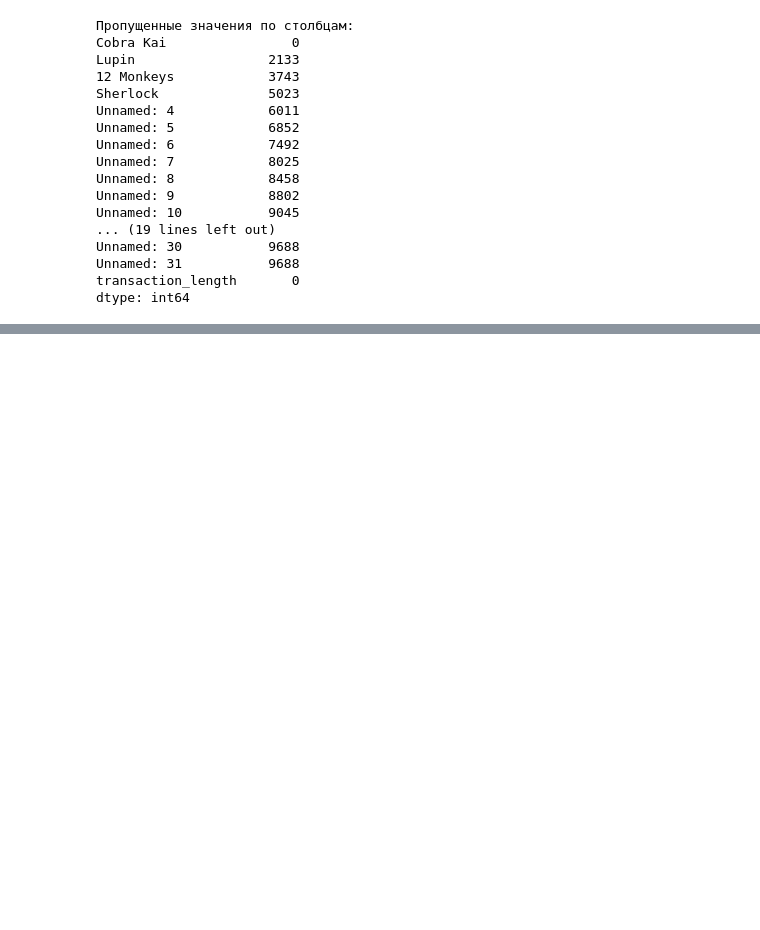
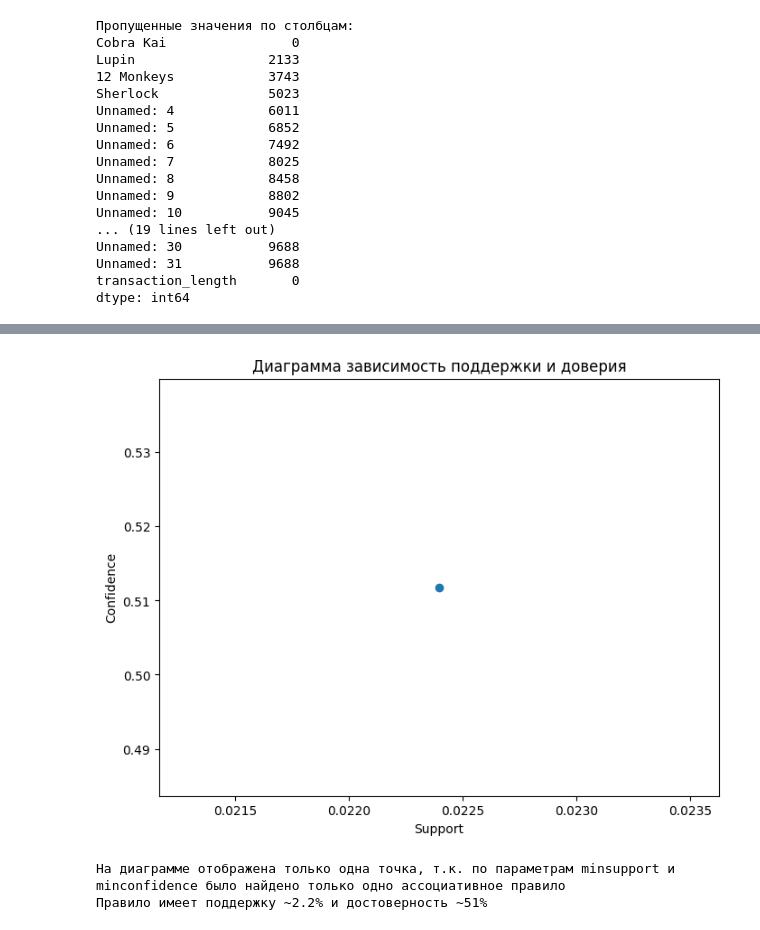
Before and after one commit to AccuRion1/machinelearn2, a Jupyter notebook: tv_lab2.ipynb, the cells around one changed output, grey strips where cells are left out. Drawn from its saved outputs; the diff is of its cells as text; code cells hidden in the pictures; blank space fills up the shorter version.

```diff
--- a/tv_lab2.ipynb
+++ b/tv_lab2.ipynb
@@ -131,3 +136,11 @@ Unnamed: 30           9688
 Unnamed: 31           9688
 transaction_length       0
 dtype: int64
+# %%
+transactions = []
+for i in range(len(df)):
+    row = df.iloc[i, :-1].dropna().tolist()  # исключаем NaN и transaction_length
+    transactions.append(row)
+# Быстрая проверка
+print("Первые 5 транзакций:", transactions[:5])
+print("Число транзакций:", len(transactions))
@@ -133,0 +414,14 @@ dtype: int64
+# %%
+plt.figure(figsize=(8,6))
+plt.scatter(rules_sorted['support'], rules_sorted['confidence'])
+plt.xlabel("Support")
+plt.ylabel("Confidence")
+plt.title("Диаграмма зависимость поддержки и доверия")
+plt.show()
+
+print("На диаграмме отображена только одна точка, т.к. по параметрам minsupport и minconfidence было найдено только одно ассоциативное правило")
+print("Правило имеет поддержку ~2.2% и достоверность ~51%")
+# %% [output]
+[figure, added]
+На диаграмме отображена только одна точка, т.к. по параметрам minsupport и minconfidence было найдено только одно ассоциативное правило
+Правило имеет поддержку ~2.2% и достоверность ~51%
```
Also changed, not shown: parts of 10 cells of this notebook.
